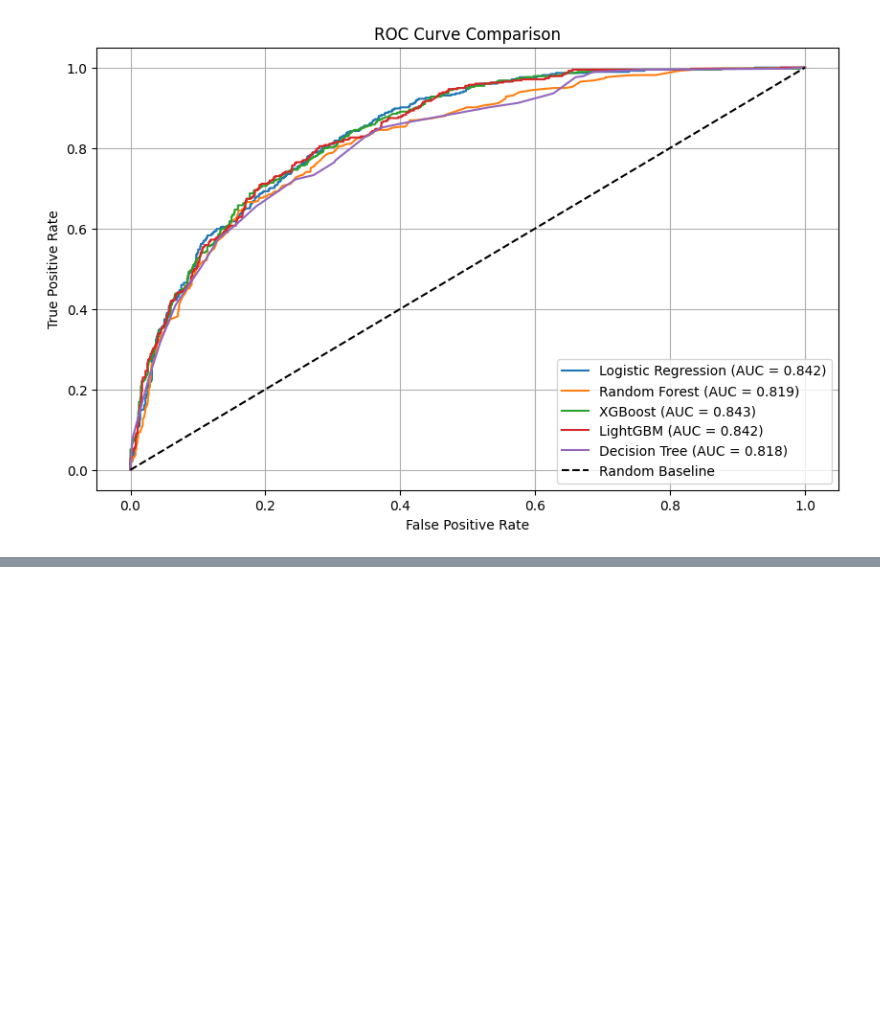
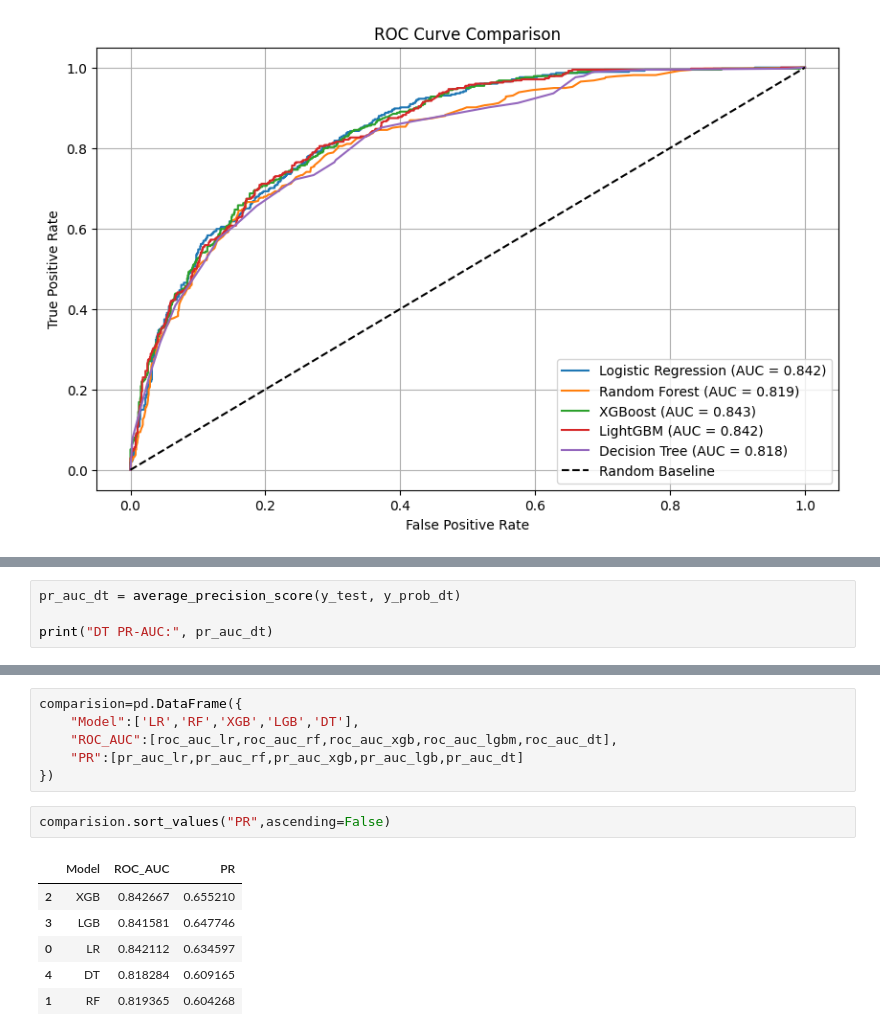
Before and after one commit to Sahil-K-Y/AI-ML-Blueprint, a Jupyter notebook: End-to-End Customer Churn Prediction System/churn prediction.ipynb, the cells around one changed output, grey strips where cells are left out. Cells and saved outputs as stored; diff of their text form; blank space fills up the shorter version.

```diff
--- a/End-to-End Customer Churn Prediction System/churn prediction.ipynb
+++ b/End-to-End Customer Churn Prediction System/churn prediction.ipynb
@@ -696,0 +711,4 @@ plt.show()
+# %%
+pr_auc_dt = average_precision_score(y_test, y_prob_dt)
+
+print("DT PR-AUC:", pr_auc_dt)
@@ -696,0 +768,15 @@ plt.show()
+# %%
+comparision=pd.DataFrame({
+    "Model":['LR','RF','XGB','LGB','DT'],
+    "ROC_AUC":[roc_auc_lr,roc_auc_rf,roc_auc_xgb,roc_auc_lgbm,roc_auc_dt],
+    "PR":[pr_auc_lr,pr_auc_rf,pr_auc_xgb,pr_auc_lgb,pr_auc_dt]
+})
+# %%
+comparision.sort_values("PR",ascending=False)
+# %% [output]
+|  | Model | ROC_AUC | PR |
+| 2 | XGB | 0.842667 | 0.655210 |
+| 3 | LGB | 0.841581 | 0.647746 |
+| 0 | LR | 0.842112 | 0.634597 |
+| 4 | DT | 0.818284 | 0.609165 |
+| 1 | RF | 0.819365 | 0.604268 |
```
Also changed, not shown: parts of 17 cells of this notebook.
